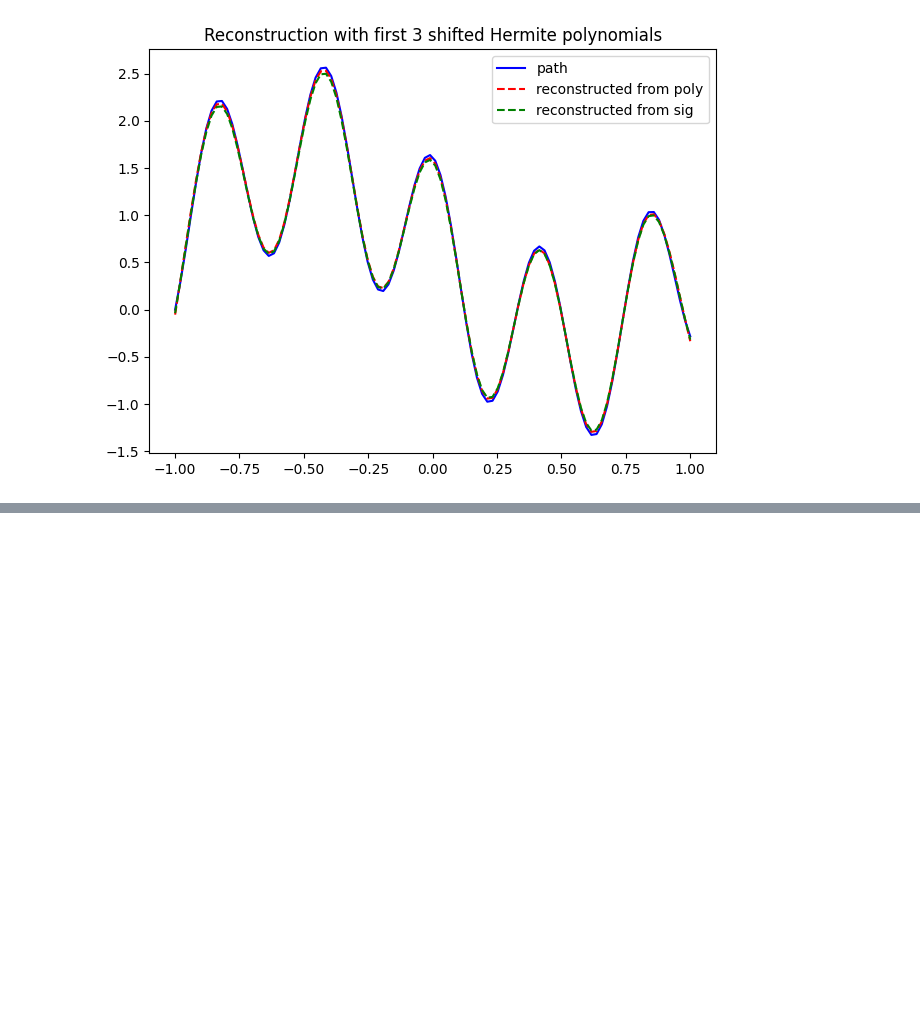
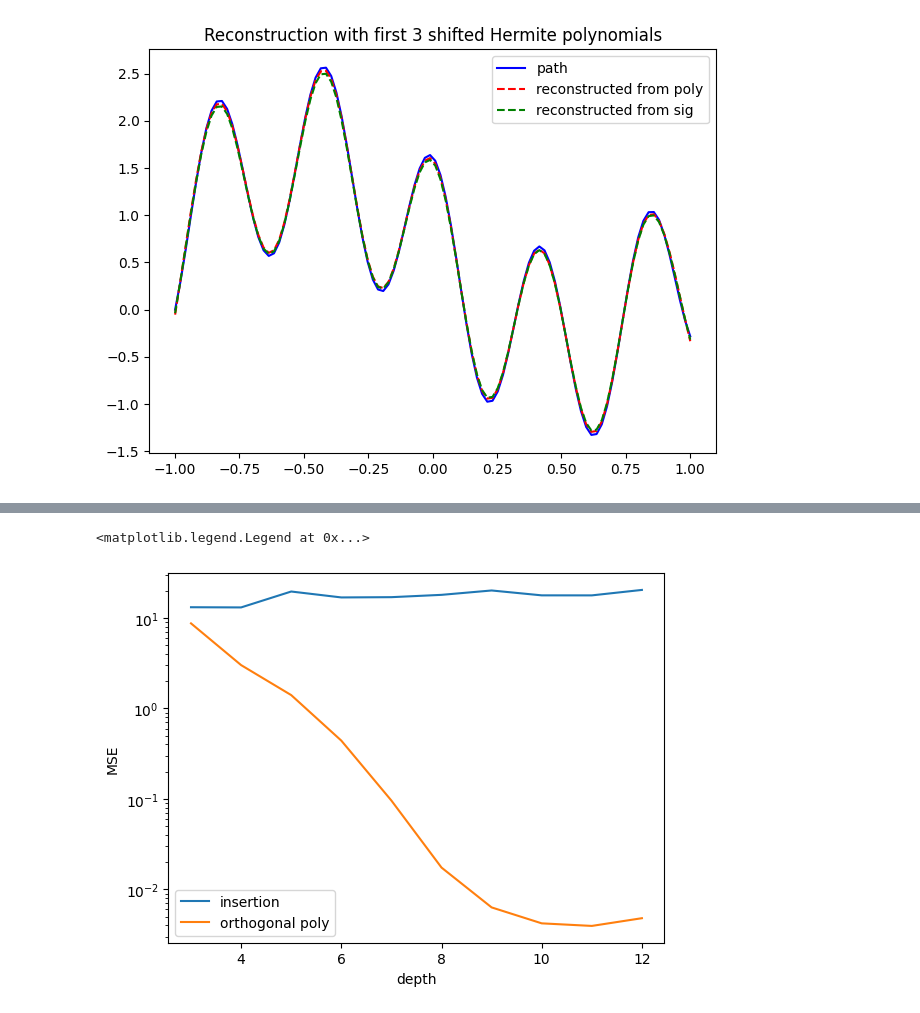
Before and after one commit to Zhuoyue-Huang/M3R-signature-inversion, a Jupyter notebook: siginversion_demo.ipynb, the cells around one changed output, grey strips where cells are left out. Saved outputs shown, nothing was run; the diff lists cells and outputs as text; code cells hidden in the pictures; blank space fills up the shorter version.

```diff
--- a/ortho_package_test.ipynb
+++ b/siginversion_demo.ipynb
@@ -187,0 +238,10 @@ plt.tight_layout()
+# %%
+plt.plot(range(3, max_depth+1), errors[0], label='insertion')
+plt.plot(range(3, max_depth+1), errors[1], label='orthogonal poly')
+plt.xlabel('depth')
+plt.ylabel('MSE')
+plt.yscale('log')
+plt.legend()
+# %% [output]
+<matplotlib.legend.Legend at 0x...>
+[figure, added]
```
Also changed, not shown: parts of 7 cells of this notebook, 1 other file.
